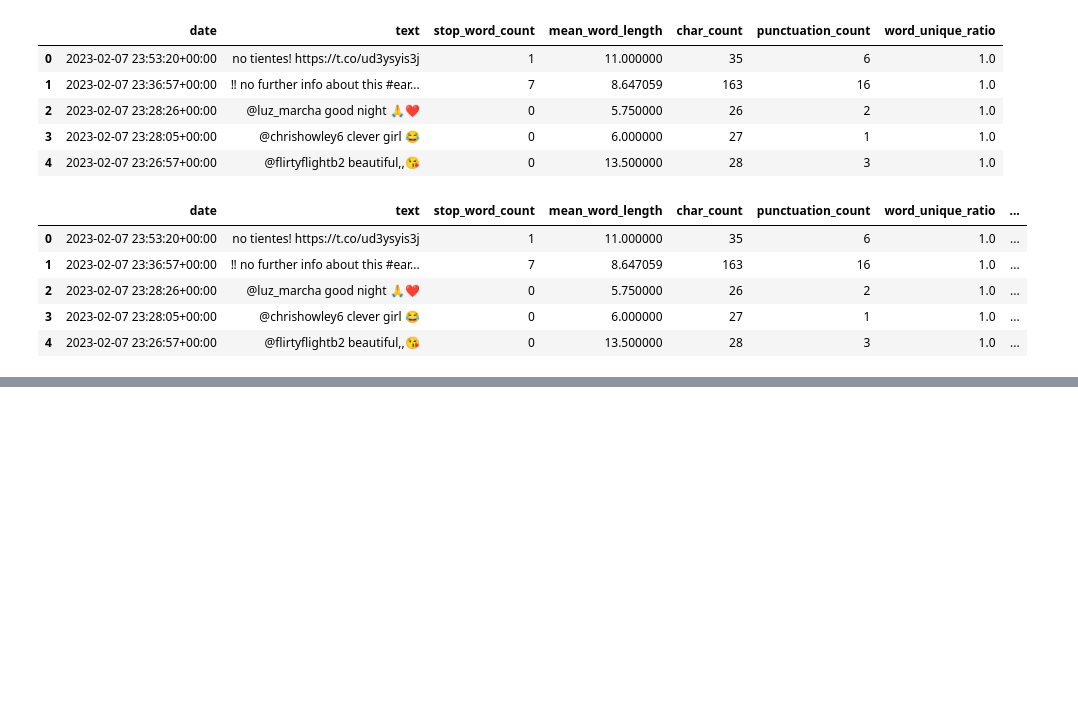
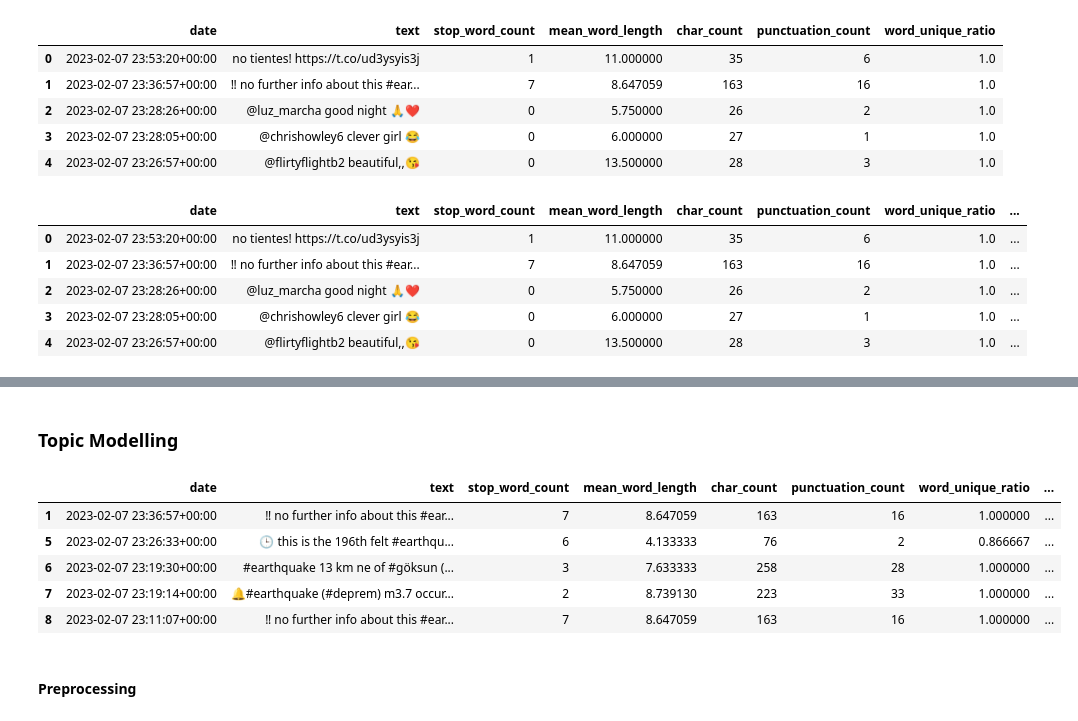
Before and after one commit to guidesify/DataSci_Crisis, a Jupyter notebook: dashboard_idea.ipynb, the cells around one changed output, grey strips where cells are left out. Drawn from its saved outputs; the diff is of its cells as text; code cells hidden in the pictures; blank space fills up the shorter version.

```diff
--- a/dashboard_idea.ipynb
+++ b/dashboard_idea.ipynb
@@ -205,0 +206,2 @@ df[(df['prediction'] == 0) & (df['prediction_proba'] > 0.40) & (df['date'] > '20
+# %% [markdown]
+### Topic Modelling
@@ -205,0 +227,13 @@ df[(df['prediction'] == 0) & (df['prediction_proba'] > 0.40) & (df['date'] > '20
+# %%
+#copy copy those tweets that are flagged as positive
+df_lda = df[df['prediction'] == 1].copy()
+df_lda.head()
+# %% [output]
+|  | date | text | stop_word_count | mean_word_length | char_count | punctuation_count | word_unique_ratio | ... |
+| 1 | 2023-02-07 23:36:57+00:00 | ‼ no further info about this #ear... | 7 | 8.647059 | 163 | 16 | 1.000000 | ... |
+| 5 | 2023-02-07 23:26:33+00:00 | 🕒 this is the 196th felt #earthqu... | 6 | 4.133333 | 76 | 2 | 0.866667 | ... |
+| 6 | 2023-02-07 23:19:30+00:00 | #earthquake 13 km ne of #göksun (... | 3 | 7.633333 | 258 | 28 | 1.000000 | ... |
+| 7 | 2023-02-07 23:19:14+00:00 | 🔔#earthquake (#deprem) m3.7 occur... | 2 | 8.739130 | 223 | 33 | 1.000000 | ... |
+| 8 | 2023-02-07 23:11:07+00:00 | ‼ no further info about this #ear... | 7 | 8.647059 | 163 | 16 | 1.000000 | ... |
+# %% [markdown]
+#### Preprocessing
```
Also changed, not shown: parts of 18 cells of this notebook, 2 other files.
